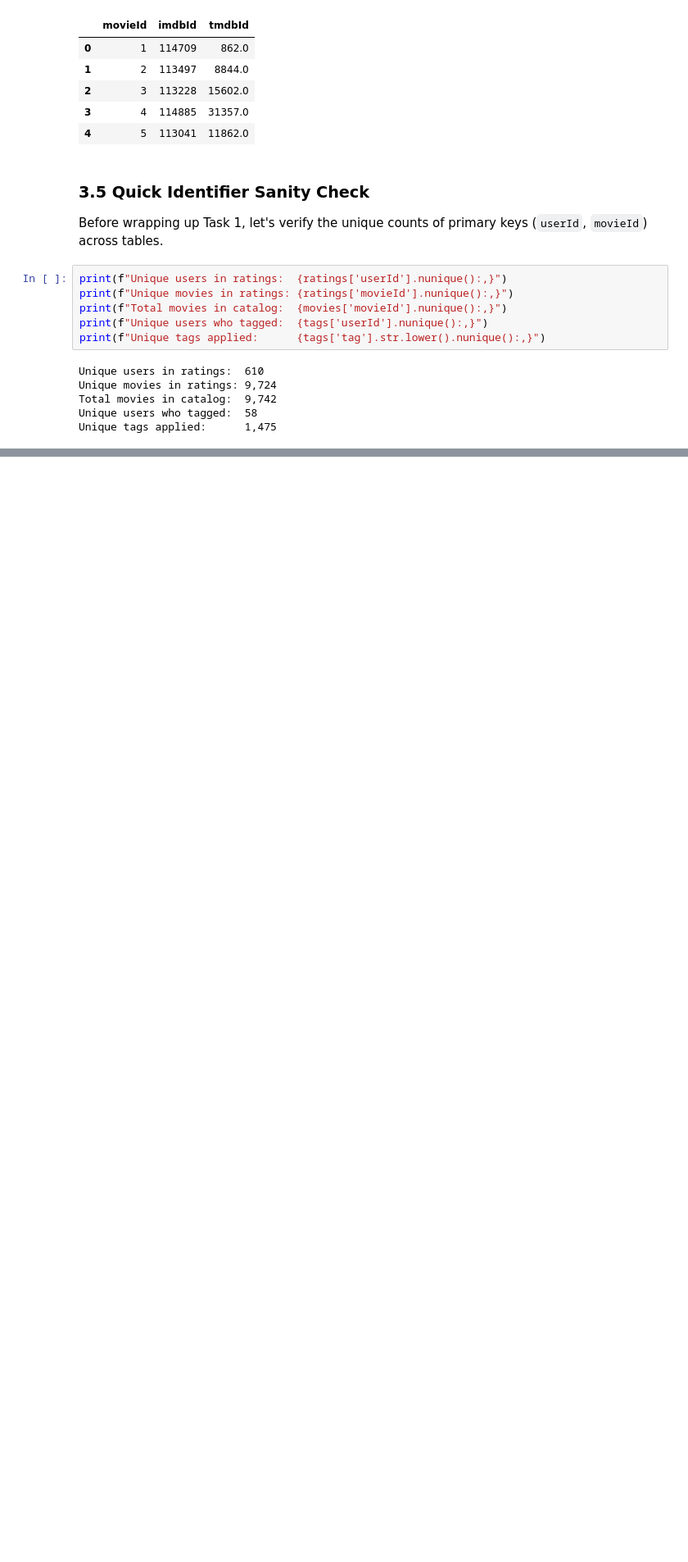
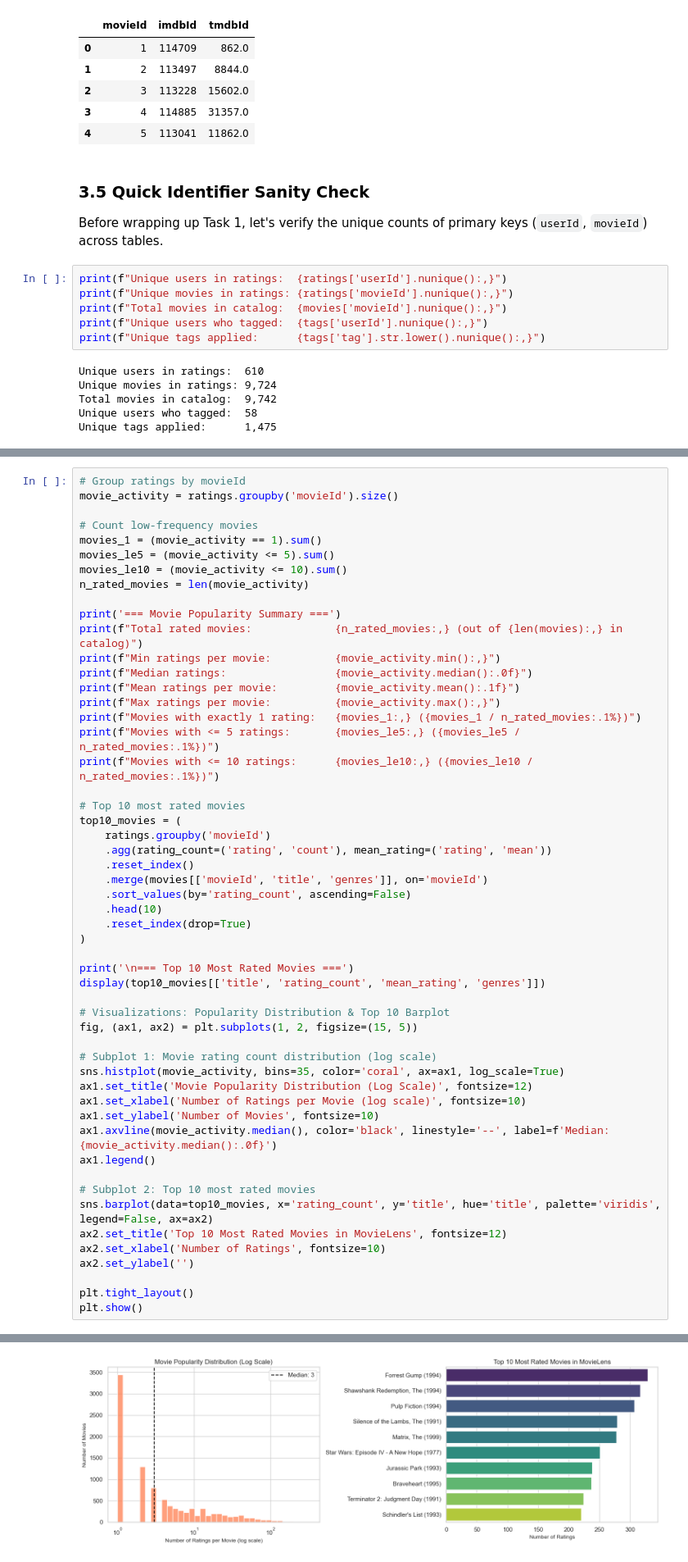
Before and after one commit to 2026-ADS-B1/team-B1-recsys, a Jupyter notebook: notebooks/eda_ratings.ipynb, the cells around one changed output, grey strips where cells are left out. Shown at 82% size. Cells and saved outputs as stored; diff of their text form; blank space fills up the shorter version.

```diff
--- a/notebooks/eda_ratings.ipynb
+++ b/notebooks/eda_ratings.ipynb
@@ -181,0 +336,54 @@ Unique tags applied:      1,475
+# %%
+# Group ratings by movieId
+movie_activity = ratings.groupby('movieId').size()
+
+# Count low-frequency movies
+movies_1 = (movie_activity == 1).sum()
+movies_le5 = (movie_activity <= 5).sum()
+movies_le10 = (movie_activity <= 10).sum()
+n_rated_movies = len(movie_activity)
+
+print('=== Movie Popularity Summary ===')
+print(f"Total rated movies:             {n_rated_movies:,} (out of {len(movies):,} in catalog)")
+print(f"Min ratings per movie:          {movie_activity.min():,}")
+print(f"Median ratings:                 {movie_activity.median():.0f}")
+print(f"Mean ratings per movie:         {movie_activity.mean():.1f}")
+print(f"Max ratings per movie:          {movie_activity.max():,}")
+print(f"Movies with exactly 1 rating:   {movies_1:,} ({movies_1 / n_rated_movies:.1%})")
+print(f"Movies with <= 5 ratings:       {movies_le5:,} ({movies_le5 / n_rated_movies:.1%})")
+print(f"Movies with <= 10 ratings:      {movies_le10:,} ({movies_le10 / n_rated_movies:.1%})")
+
+# Top 10 most rated movies
+top10_movies = (
+    ratings.groupby('movieId')
+    .agg(rating_count=('rating', 'count'), mean_rating=('rating', 'mean'))
+    .reset_index()
+    .merge(movies[['movieId', 'title', 'genres']], on='movieId')
+    .sort_values(by='rating_count', ascending=False)
+    .head(10)
+    .reset_index(drop=True)
+)
+
+print('\n=== Top 10 Most Rated Movies ===')
+display(top10_movies[['title', 'rating_count', 'mean_rating', 'genres']])
+
+# Visualizations: Popularity Distribution & Top 10 Barplot
+fig, (ax1, ax2) = plt.subplots(1, 2, figsize=(15, 5))
+
+# Subplot 1: Movie rating count distribution (log scale)
+sns.histplot(movie_activity, bins=35, color='coral', ax=ax1, log_scale=True)
+ax1.set_title('Movie Popularity Distribution (Log Scale)', fontsize=12)
+ax1.set_xlabel('Number of Ratings per Movie (log scale)', fontsize=10)
+ax1.set_ylabel('Number of Movies', fontsize=10)
+ax1.axvline(movie_activity.median(), color='black', linestyle='--', label=f'Median: {movie_activity.median():.0f}')
+ax1.legend()
+
+# Subplot 2: Top 10 most rated movies
+sns.barplot(data=top10_movies, x='rating_count', y='title', hue='title', palette='viridis', legend=False, ax=ax2)
+ax2.set_title('Top 10 Most Rated Movies in MovieLens', fontsize=12)
+ax2.set_xlabel('Number of Ratings', fontsize=10)
+ax2.set_ylabel('')
+
+plt.tight_layout()
+plt.show()
+# %% [output]
@@ -181,0 +412 @@ Unique tags applied:      1,475
+[figure, added]
```
Also changed, not shown: parts of 15 cells of this notebook.
